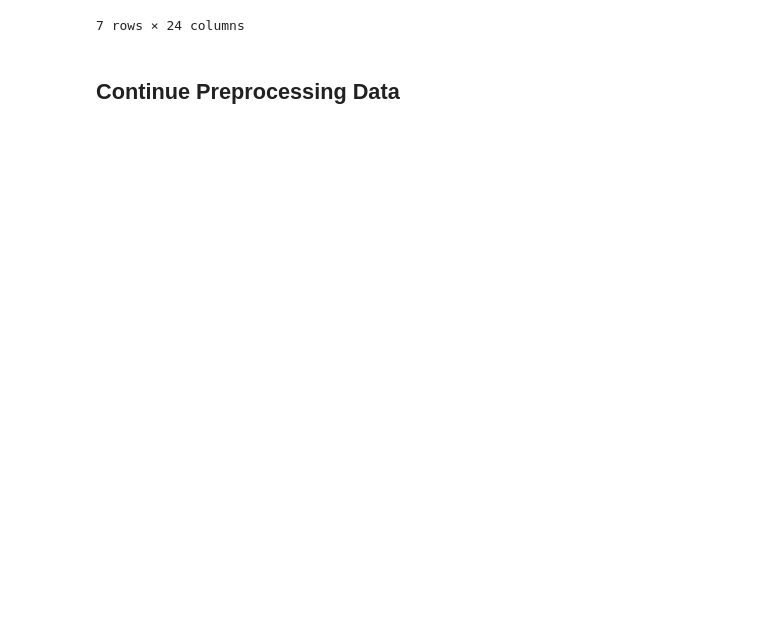
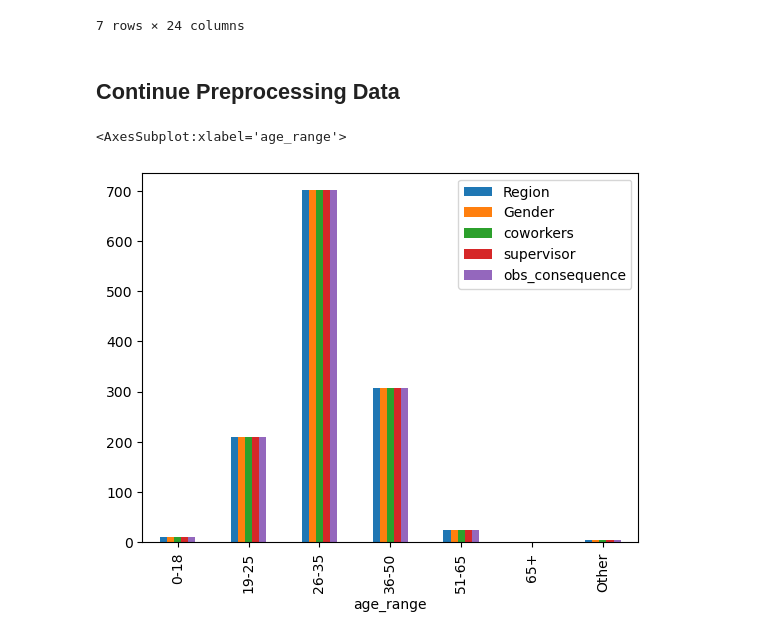
Before and after one commit to ruchichandrawal/Project_4, a Jupyter notebook: test_steve/survey_data_cleaned.ipynb, the cells around one changed output. Drawn from its saved outputs; the diff is of its cells as text; code cells hidden in the pictures; blank space fills up the shorter version.

```diff
--- a/test_steve/survey_data_cleaned.ipynb
+++ b/test_steve/survey_data_cleaned.ipynb
@@ -377,3 +372,11 @@ dfi.export(survey_df, 'sample_survey.png')
 survey_df.to_csv('./Output/clean_survey.csv', index=False)
 # %% [markdown]
 ## Continue Preprocessing Data
+# %%
+#
+age_df = survey_df[['age_range', 'Region', 'Gender', 'coworkers', 'supervisor', 'obs_consequence']]
+# %%
+age_df.groupby('age_range').count().plot(kind='bar')
+# %% [output]
+<AxesSubplot:xlabel='age_range'>
+[figure, added]
```
Also changed, not shown: parts of 4 cells of this notebook, 1 other file.
